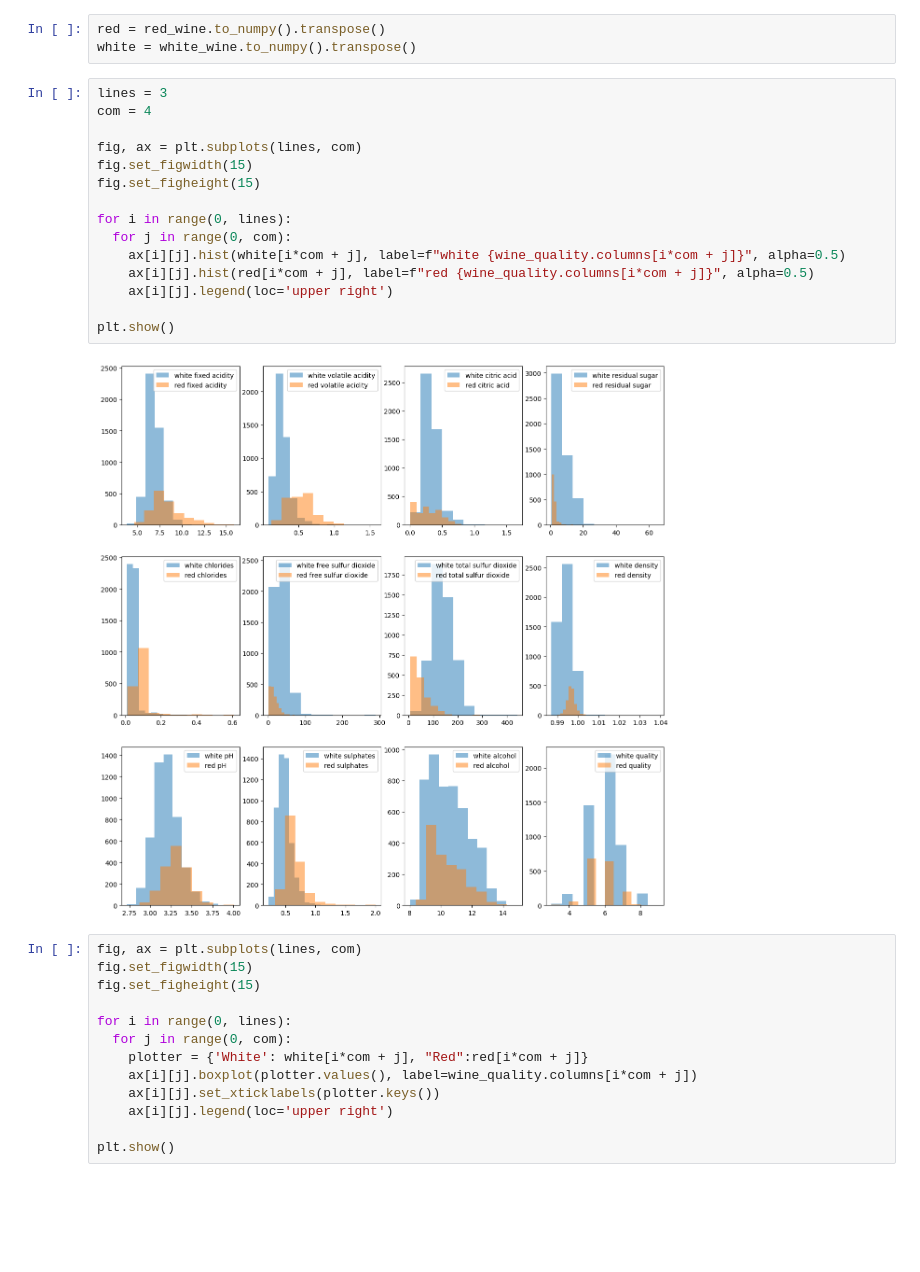
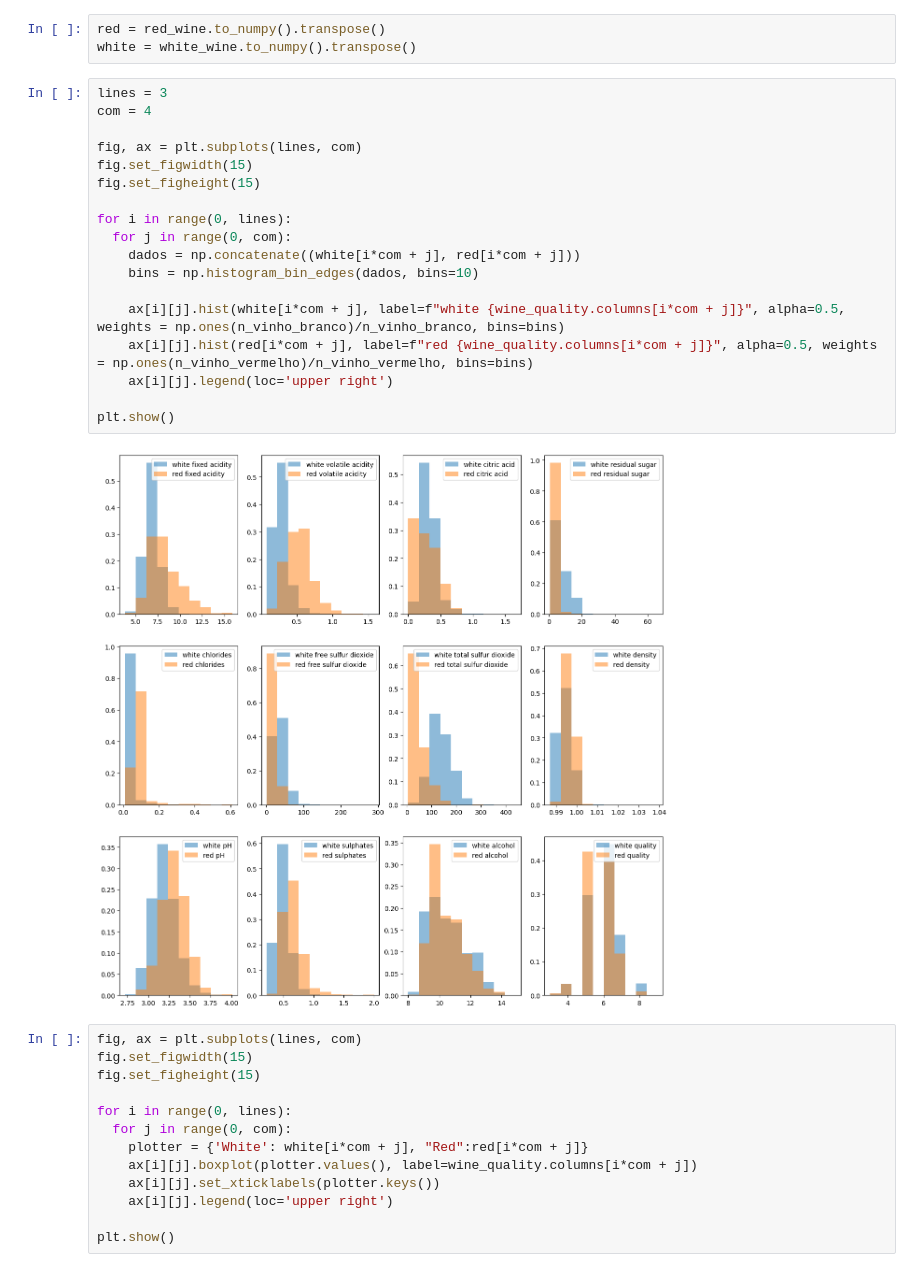
Before and after one commit to clock-s/Homeworks, a Jupyter notebook: ICA_Homework_1.ipynb, the cells around one changed output. Drawn from its saved outputs; the diff is of its cells as text; blank space fills up the shorter version.

```diff
--- a/ICA_Homework_1.ipynb
+++ b/ICA_Homework_1.ipynb
@@ -213,20 +213,23 @@ white = white_wine.to_numpy().transpose()
 # %%
 lines = 3
 com = 4
 
 fig, ax = plt.subplots(lines, com)
 fig.set_figwidth(15)
 fig.set_figheight(15)
 
 for i in range(0, lines):
   for j in range(0, com):
-    ax[i][j].hist(white[i*com + j], label=f"white {wine_quality.columns[i*com + j]}", alpha=0.5)
-    ax[i][j].hist(red[i*com + j], label=f"red {wine_quality.columns[i*com + j]}", alpha=0.5)
+    dados = np.concatenate((white[i*com + j], red[i*com + j]))
+    bins = np.histogram_bin_edges(dados, bins=10)
+
+    ax[i][j].hist(white[i*com + j], label=f"white {wine_quality.columns[i*com + j]}", alpha=0.5, weights = np.ones(n_vinho_branco)/n_vinho_branco, bins=bins)
+    ax[i][j].hist(red[i*com + j], label=f"red {wine_quality.columns[i*com + j]}", alpha=0.5, weights = np.ones(n_vinho_vermelho)/n_vinho_vermelho, bins=bins)
     ax[i][j].legend(loc='upper right')
 
 plt.show()
 # %% [output]
-[figure, old version]
+[figure, new version]
 # %%
 fig, ax = plt.subplots(lines, com)
 fig.set_figwidth(15)
```
Also changed, not shown: parts of 8 cells of this notebook.
